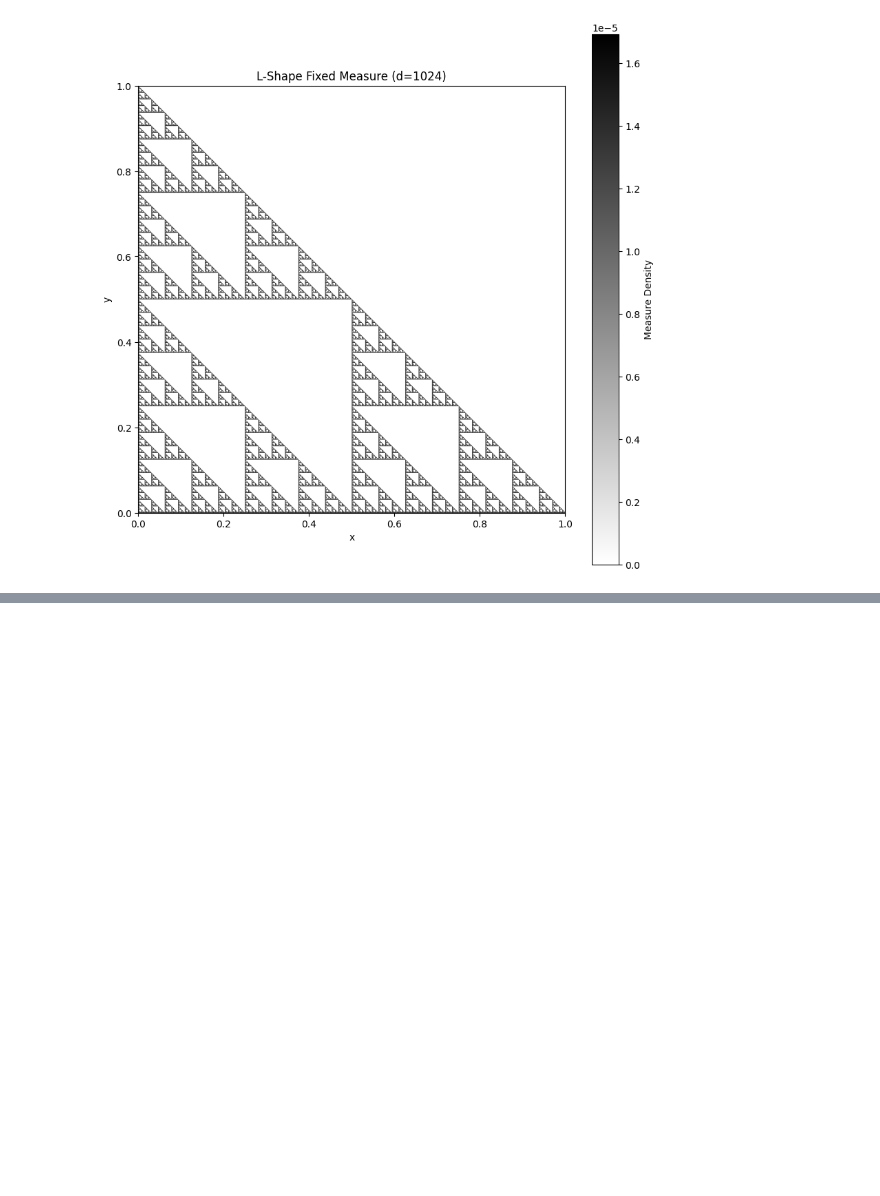
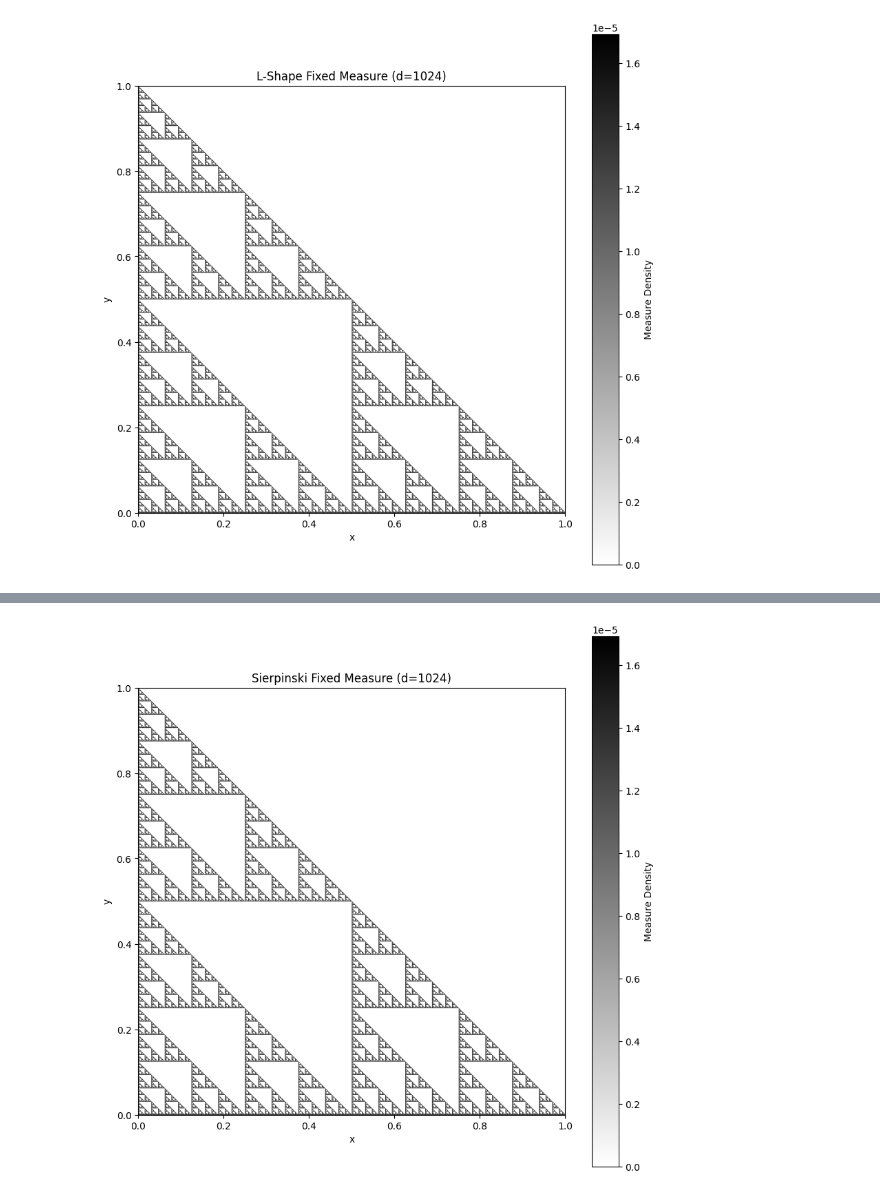
Before and after one commit to Soap-Suds/IFSOpt, a Jupyter notebook: Content/Testing/Fixed-Measure-Code.ipynb, the cells around one changed output, grey strips where cells are left out. Drawn from its saved outputs; the diff is of its cells as text; code cells hidden in the pictures; blank space fills up the shorter version.

```diff
--- a/Content/Testing/Fixed-Measure-Code.ipynb
+++ b/Content/Testing/Fixed-Measure-Code.ipynb
@@ -541,31 +541,31 @@ class JaxFixedMeasure:
 # --- Example Usage (Sierpinski Triangle) ---
 if __name__ == '__main__':
     # Define the affine transformations for the Sierpinski triangle
-    # These match the PyTorch example exactly
+    # Using JAX arrays directly for efficiency
     sierpinski_matrices = [
-        np.array([
+        jnp.array([
             [0.5, 0.0, 0.0],
             [0.0, 0.5, 0.0],
             [0.0, 0.0, 1.0]
-        ]),
-        np.array([
+        ], dtype=jnp.float32),
+        jnp.array([
             [0.5, 0.0, 0.5],
             [0.0, 0.5, 0.0],
             [0.0, 0.0, 1.0]
-        ]),
-        np.array([
+        ], dtype=jnp.float32),
+        jnp.array([
             [0.5, 0.0, 0.0],
             [0.0, 0.5, 0.5],
             [0.0, 0.0, 1.0]
-        ])
+        ], dtype=jnp.float32)
     ]
 
     # Define the probability vector (uniform for this example)
-    p_vector = np.array([1/3, 1/3, 1/3])
+    p_vector = jnp.array([1/3, 1/3, 1/3], dtype=jnp.float32)
 
     # Define the grid resolution and the initial measure (uniform)
     d_resolution = 512
-    initial_nu = np.ones((d_resolution, d_resolution))
+    initial_nu = jnp.ones((d_resolution, d_resolution), dtype=jnp.float32)
 
     # Create the FixedMeasure instance
     sierpinski_ifs = JaxFixedMeasure(F=sierpinski_matrices, nu=initial_nu, p=p_vector, eps=1e-6)
@@ -586,0 +768,63 @@ Converged after 50 iterations! Final W_infinity = 2.19e-09
+# %%
+
+# --- Example Usage ---
+if __name__ == "__main__":
+    # Define the affine transformations for the Sierpinski Triangle
+    sierpinski_matrices = [
+        jnp.array([
+            [0.5, 0.0, 0.0],
+            [0.0, 0.5, 0.0],
+            [0.0, 0.0, 1.0]
+        ]),
+        jnp.array([
+            [0.5, 0.0, 0.5],
+            [0.0, 0.5, 0.0],
+            [0.0, 0.0, 1.0]
+        ]),
+        jnp.array([
+            [0.5, 0.0, 0.0],
+            [0.0, 0.5, 0.5],
+            [0.0, 0.0, 1.0]
+        ])
+    ]
+
+    # Define the probability vector (uniform for this example)
+    p_vector = jnp.array([1/3, 1/3, 1/3])
+
+    # Define the grid resolution and the initial measure (uniform)
+    d_resolution = 1024
+    initial_nu = jnp.ones((d_resolution, d_resolution))
+
+    # 1. Initialize the solver ONCE with static parameters
+    solver = JaxFixedMeasureSolver(
+        d=d_resolution,
+        eps=1e-7,
+        max_iterations=200,
+        min_iterations=50
+    )
+
+    # --- First run (will be slower due to JIT compilation) ---
+    print("\n--- First run (with JIT compilation) ---")
+    start_time_1 = time.time()
+    final_measure_1 = solver.solve(F=sierpinski_matrices, p=p_vector, nu=initial_nu)
+    end_time_1 = time.time()
+    duration_1 = end_time_1 - start_time_1
+    print(f"First run took: {duration_1:.4f} seconds")
+
+    # --- Second run (will be much faster as the compiled function is cached) ---
+    # We use the exact same parameters to purely measure the overhead of the first call.
+    print("\n--- Second run (cached, no compilation) ---")
+    start_time_2 = time.time()
+    final_measure_2 = solver.solve(F=sierpinski_matrices, p=p_vector, nu=initial_nu)
+    end_time_2 = time.time()
+    duration_2 = end_time_2 - start_time_2
+    print(f"Second run took: {duration_2:.4f} seconds 🚀")
+
+    print(f"\nSpeedup: {duration_1 / duration_2:.2f}x")
+
+    # Visualize the final measure
+    solver.visualize_measure(
+        final_measure_1,
+        title=f"Sierpinski Fixed Measure (d={d_resolution})"
+    )
+# %% [output]
@@ -586,0 +842 @@ Converged after 50 iterations! Final W_infinity = 2.19e-09
+[figure, added]
```
Also changed, not shown: parts of 4 cells of this notebook, 26 other files.
